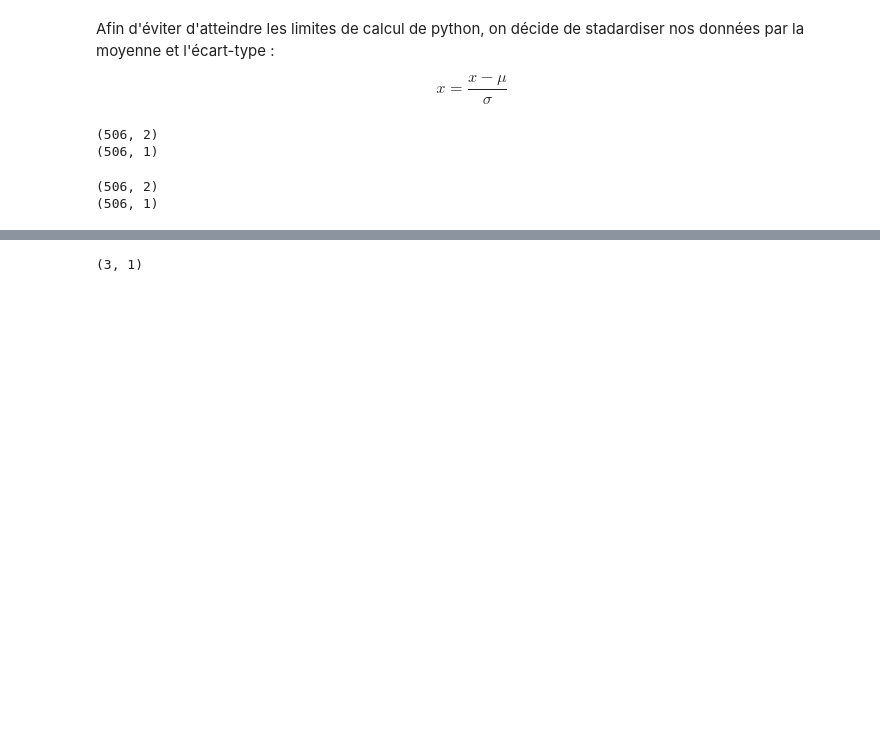
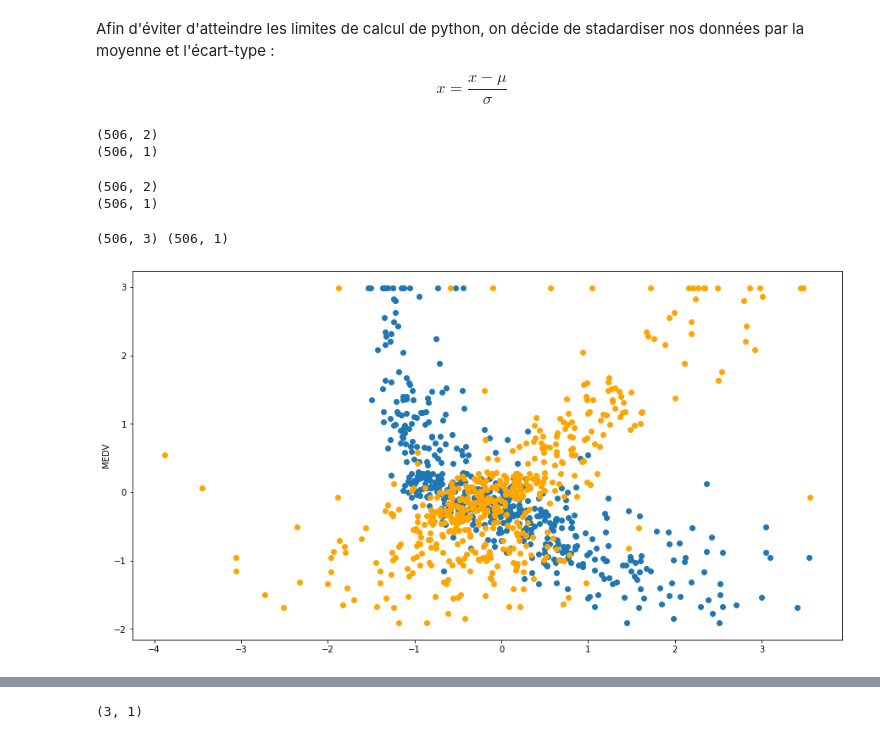
Before and after one commit to CassiaFa/Premier_modele_IA_Simplon, a Jupyter notebook: Premier_model_IA.ipynb, the cells around one changed output, grey strips where cells are left out. Saved outputs shown, nothing was run; the diff lists cells and outputs as text; code cells hidden in the pictures; blank space fills up the shorter version.

```diff
--- a/Premier_model_IA.ipynb
+++ b/Premier_model_IA.ipynb
@@ -354,3 +367,14 @@ X = np.column_stack((X, np.ones(len(x))))
 
 # Standardisation de y
 Y = (y - muy) / sigmay
+print(X.shape, Y.shape)
+# %% [output]
+(506, 3) (506, 1)
+# %%
+plt.figure(figsize=(15, 8))
+plt.scatter(X[:, 0], Y)
+plt.scatter(X[:, 1], Y, color='orange')
+plt.ylabel("MEDV")
+plt.show()
+# %% [output]
+[figure, added]
```
Also changed, not shown: parts of 43 cells of this notebook, 5 other files.
